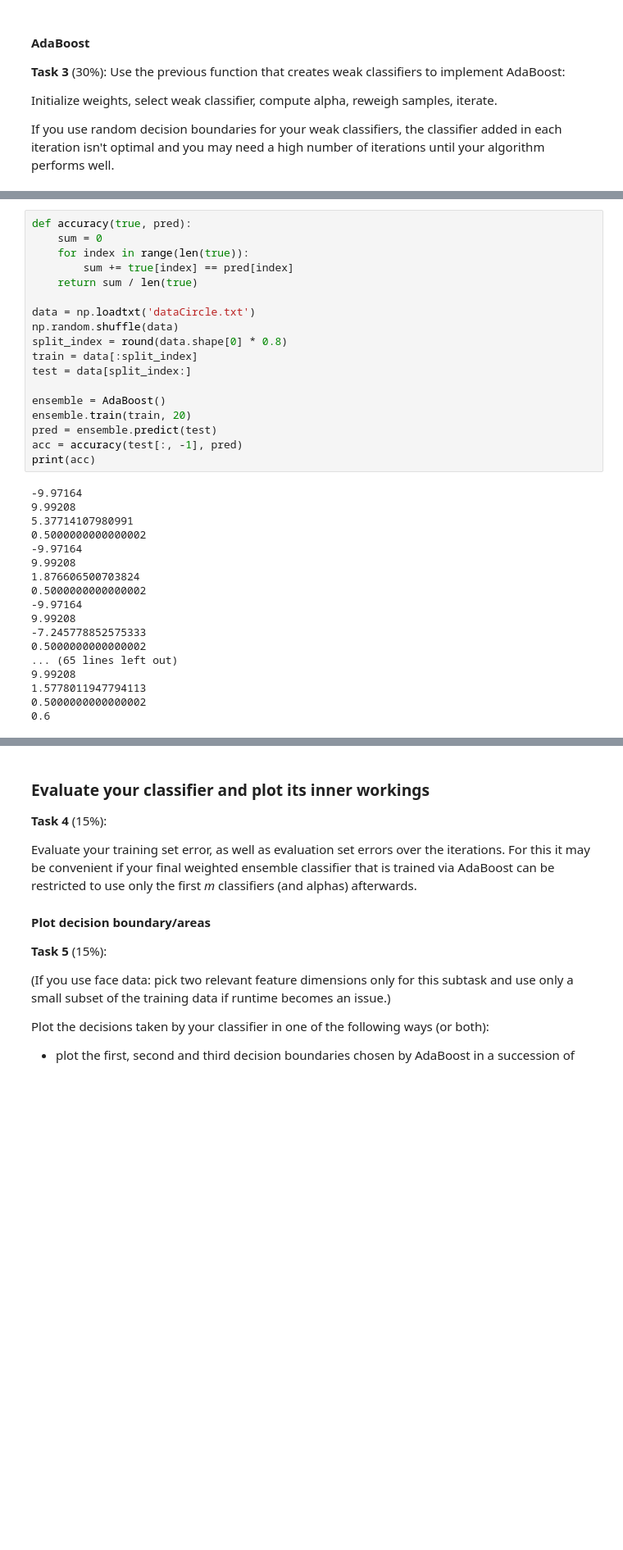
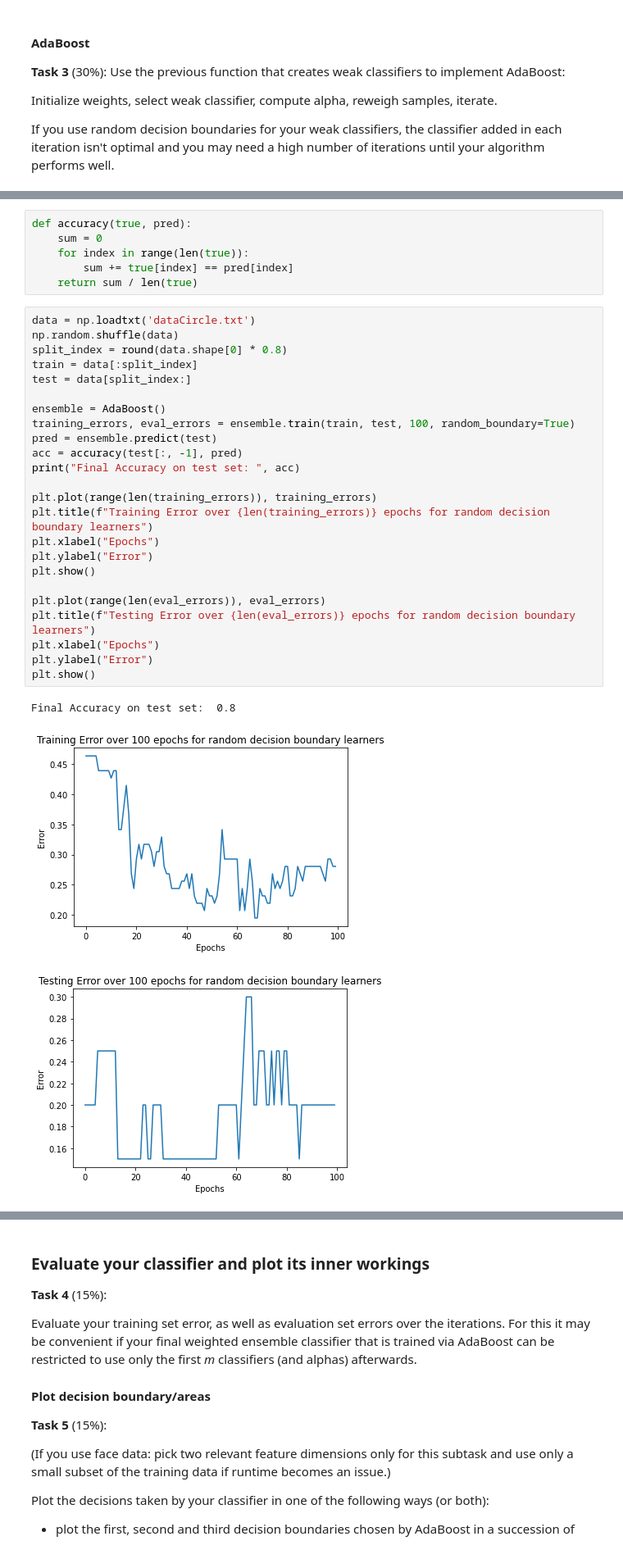
Before and after one commit to MzudemO/ml-ss2021, a Jupyter notebook: Assignment 5/exercise_5_Adaboost_sheet.ipynb, the cells around one changed output, grey strips where cells are left out. Shown at 82% size. Drawn from its saved outputs; the diff is of its cells as text; blank space fills up the shorter version.

```diff
--- a/Assignment 5/exercise_5_Adaboost_sheet.ipynb
+++ b/Assignment 5/exercise_5_Adaboost_sheet.ipynb
@@ -161,33 +221,31 @@ def accuracy(true, pred):
     for index in range(len(true)):
         sum += true[index] == pred[index]
     return sum / len(true)
-
-data = np.loadtxt('dataCircle.txt')
-np.random.shuffle(data)
-split_index = round(data.shape[0] * 0.8)
-train = data[:split_index]
-test = data[split_index:]
-
-ensemble = AdaBoost()
-ensemble.train(train, 20)
-pred = ensemble.predict(test)
-acc = accuracy(test[:, -1], pred)
-print(acc)
-# %% [output]
--9.97164
-9.99208
-5.37714107980991
-0.5000000000000002
--9.97164
-9.99208
-1.876606500703824
-0.5000000000000002
--9.97164
-9.99208
--7.245778852575333
-0.5000000000000002
-... (65 lines left out)
-9.99208
-1.5778011947794113
-0.5000000000000002
-0.6
+# %%
+data = np.loadtxt('dataCircle.txt')
+np.random.shuffle(data)
+split_index = round(data.shape[0] * 0.8)
+train = data[:split_index]
+test = data[split_index:]
+
+ensemble = AdaBoost()
+training_errors, eval_errors = ensemble.train(train, test, 100, random_boundary=True)
+pred = ensemble.predict(test)
+acc = accuracy(test[:, -1], pred)
+print("Final Accuracy on test set: ", acc)
+
+plt.plot(range(len(training_errors)), training_errors)
+plt.title(f"Training Error over {len(training_errors)} epochs for random decision boundary learners")
+plt.xlabel("Epochs")
+plt.ylabel("Error")
+plt.show()
+
+plt.plot(range(len(eval_errors)), eval_errors)
+plt.title(f"Testing Error over {len(eval_errors)} epochs for random decision boundary learners")
+plt.xlabel("Epochs")
+plt.ylabel("Error")
+plt.show()
+# %% [output]
+Final Accuracy on test set:  0.8
+[figure, added]
+[figure, added]
```
Also changed, not shown: parts of 7 cells of this notebook.
